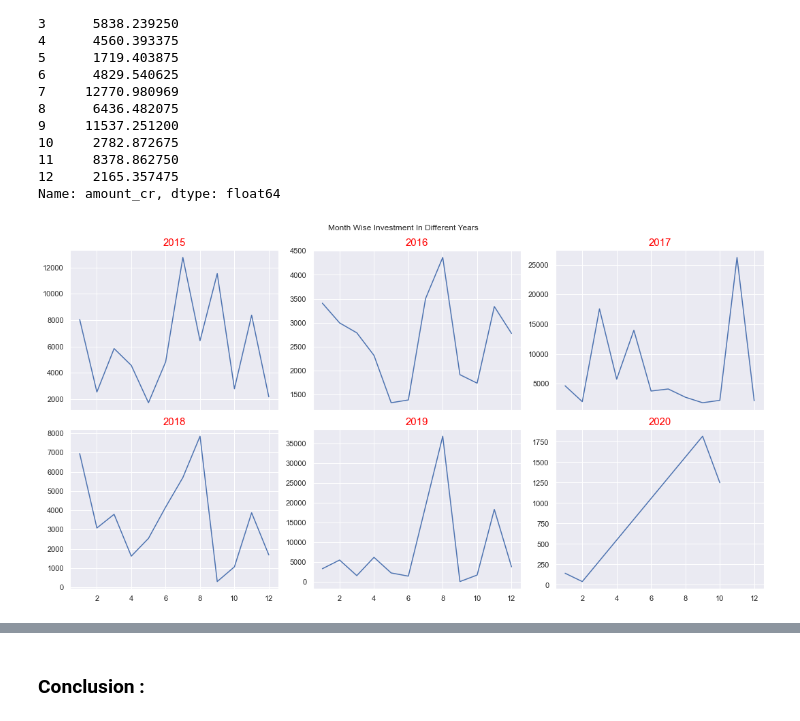
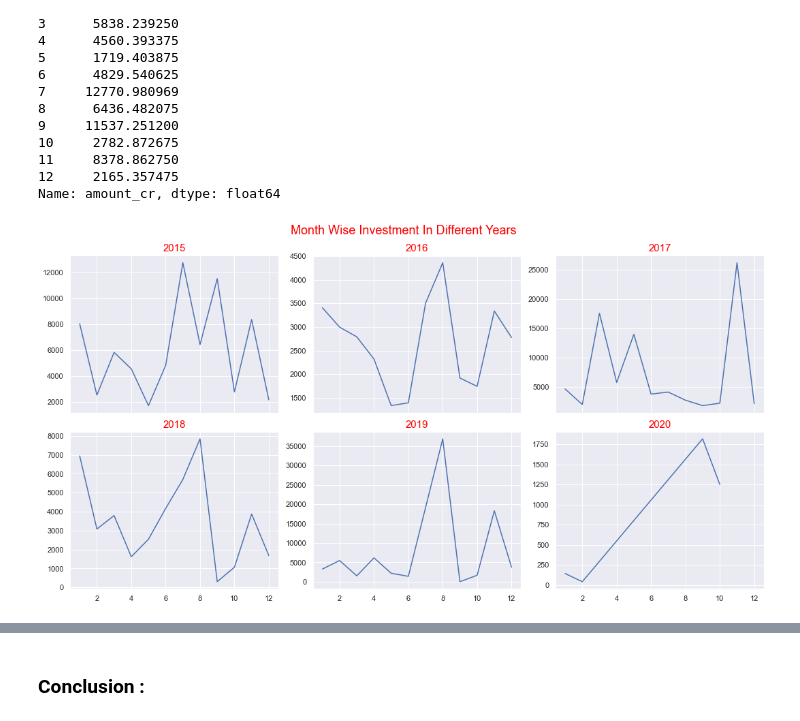
Before and after one commit to Himalmevada/EDA, a Jupyter notebook: startup_funding/EDA_startup_funding.ipynb, the cells around one changed output, grey strips where cells are left out. Drawn from its saved outputs; the diff is of its cells as text; code cells hidden in the pictures.

```diff
--- a/startup_funding/EDA_startup_funding.ipynb
+++ b/startup_funding/EDA_startup_funding.ipynb
@@ -882,31 +864,31 @@ Name: amount_cr, dtype: float64
 # %%
 # Define : Monthwise investment for every year.
 # Code
 
 fig,axes = plt.subplots(2,3,sharex=True)
 years = df_copy["year"].unique()[::-1]
 count = 0
 
 plt.gcf().set_size_inches(15, 8)
-fig.suptitle("Month Wise Investment In Different Years")
+fig.suptitle("Month Wise Investment In Different Years",fontsize=18,c="red")
 
 
 for i in range(0,2):
     for j in range(0,3):
         data = df_copy[df_copy["year"] ==  years[count]].groupby("month").sum()["amount_cr"].reset_index()
         axes[i,j].plot(data["month"],data["amount_cr"])
         axes[i,j].set_title(years[count],fontdict={"fontsize":15,"color":"red"})
         plt.tight_layout()
         count += 1
 plt.show()
 
 
 # Summary :
 # Investors are investing more money in between june to august as per 2015, 2016, 2018, 2019 graph shows.
 # In 2017 investor invested almost 30000 Cr between octomber to december.
 # In 2020 year investment growth exponentially increased from 25 Cr to almost 1800 Cr in september month and suddenly goes down to 1250 Cr in octomber month.
 # %% [output]
-[figure, old version]
+[figure, new version]
 # %%
 # Define : month and year wise investment in consumer internet.
 # Code
```
Also changed, not shown: parts of 11 cells of this notebook.
